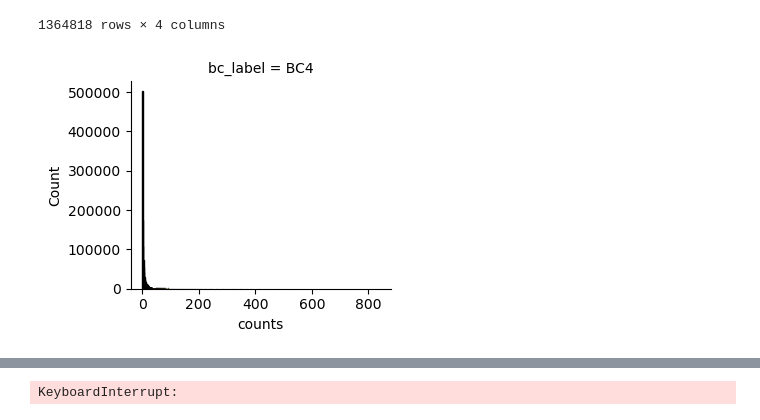
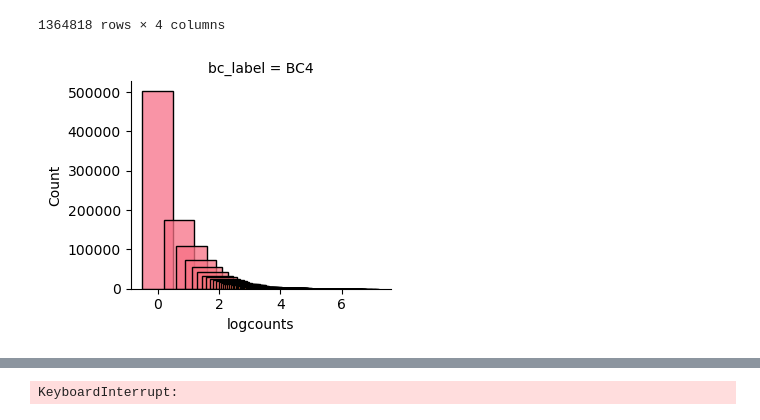
Before and after one commit to ZadorLaboratory/mapseq-processing, a Jupyter notebook: notebooks/MAPseq Processing.ipynb, the cells around one changed output, grey strips where cells are left out. Drawn from its saved outputs; the diff is of its cells as text; code cells hidden in the pictures.

```diff
--- a/notebooks/MAPseq Processing.ipynb
+++ b/notebooks/MAPseq Processing.ipynb
@@ -152,10 +152,10 @@ alldf
 1364818 rows × 4 columns
 # %%
 graph = sns.FacetGrid(alldf, col = 'bc_label', hue='counts', col_wrap = 4, row_order='bc_label')
-graph.map(sns.histplot, "counts")
+graph.map(sns.histplot, "logcounts")
 plt.show()
 # %% [output]
-[figure, old version]
+[figure, new version]
 # %%
 # use BC4  as example
 # need to trim again to 32 length!!
```
Also changed, not shown: parts of 5 cells of this notebook, 3 other files.
